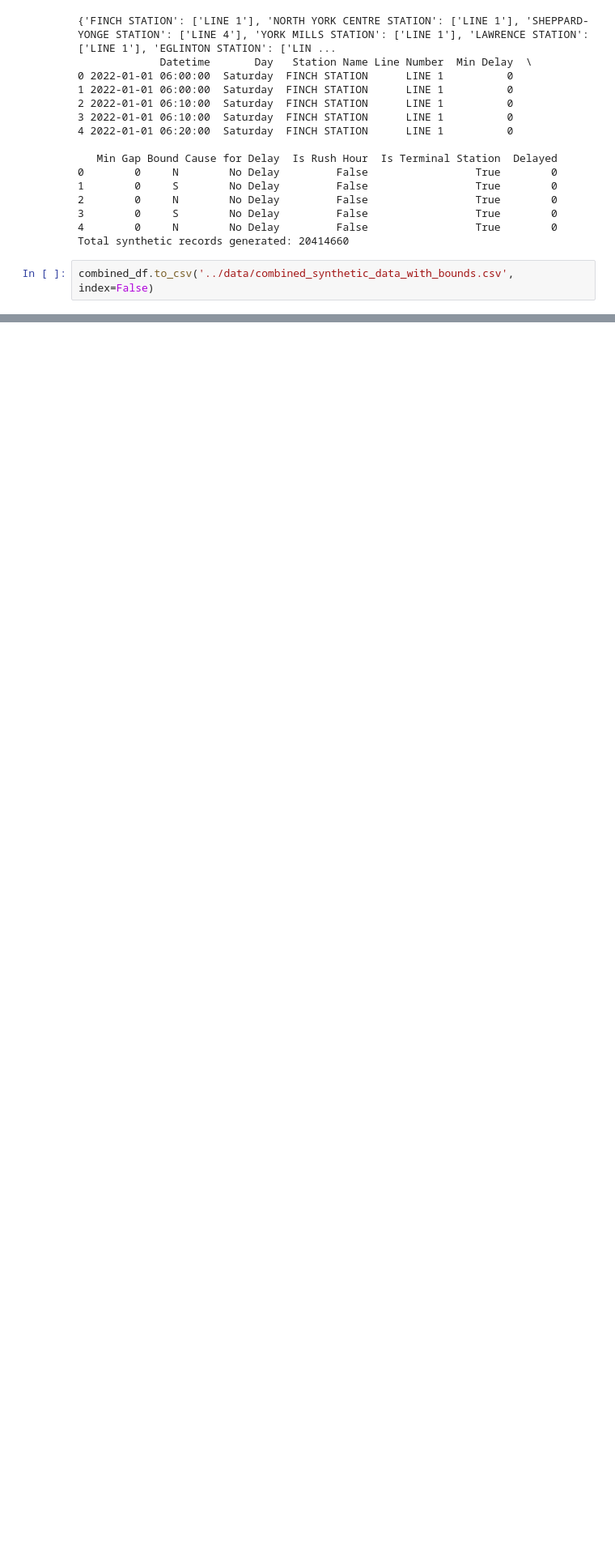
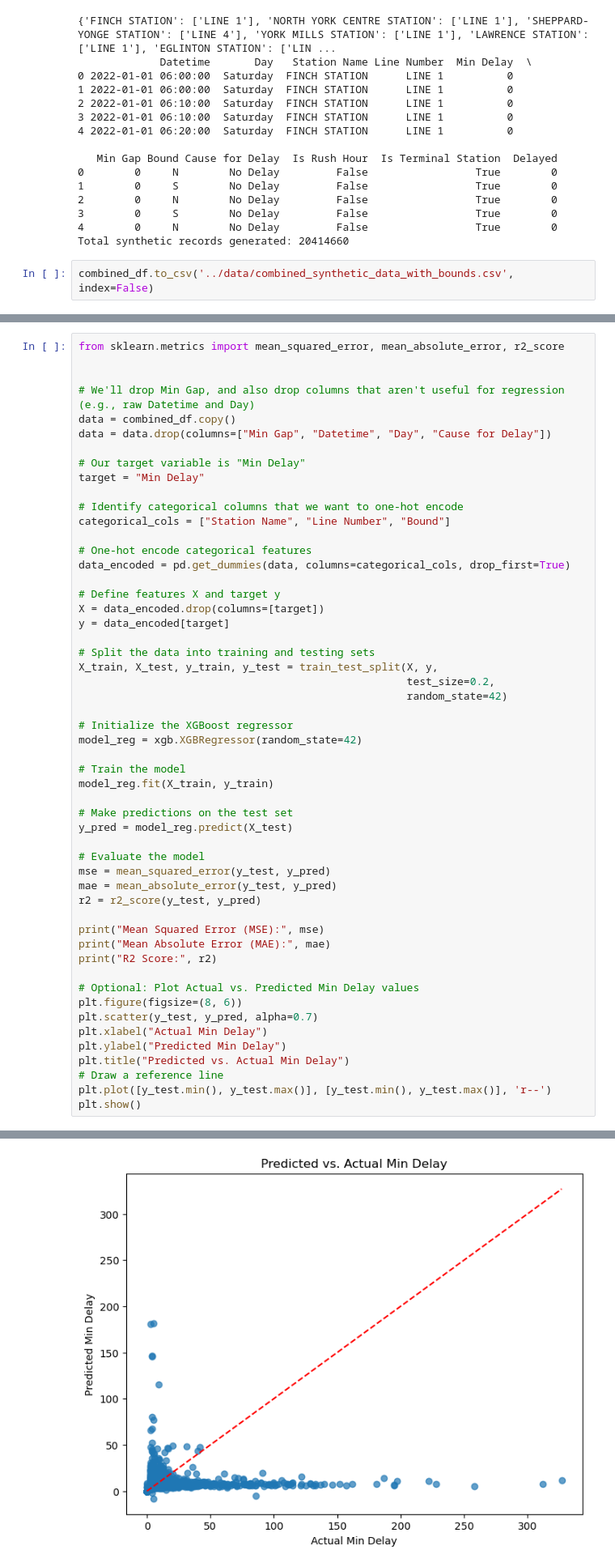
Before and after one commit to michelleyucollins/TardyTerminatorCommittee, a Jupyter notebook: subway_analysis/models/XGBoost_test.ipynb, the cells around one changed output, grey strips where cells are left out. Shown at 81% size. Saved outputs shown, nothing was run; the diff lists cells and outputs as text; blank space fills up the shorter version.

Commit message:
Updated Regression stuff

```diff
--- a/subway_analysis/models/XGBoost_test.ipynb
+++ b/subway_analysis/models/XGBoost_test.ipynb
@@ -310,0 +350,54 @@ weighted avg       1.00      1.00      1.00   4097419
+# %%
+from sklearn.metrics import mean_squared_error, mean_absolute_error, r2_score
+
+
+# We'll drop Min Gap, and also drop columns that aren't useful for regression (e.g., raw Datetime and Day)
+data = combined_df.copy()
+data = data.drop(columns=["Min Gap", "Datetime", "Day", "Cause for Delay"])
+
+# Our target variable is "Min Delay"
+target = "Min Delay"
+
+# Identify categorical columns that we want to one-hot encode
+categorical_cols = ["Station Name", "Line Number", "Bound"]
+
+# One-hot encode categorical features
+data_encoded = pd.get_dummies(data, columns=categorical_cols, drop_first=True)
+
+# Define features X and target y
+X = data_encoded.drop(columns=[target])
+y = data_encoded[target]
+
+# Split the data into training and testing sets
+X_train, X_test, y_train, y_test = train_test_split(X, y,
+                                                    test_size=0.2,
+                                                    random_state=42)
+
+# Initialize the XGBoost regressor
+model_reg = xgb.XGBRegressor(random_state=42)
+
+# Train the model
+model_reg.fit(X_train, y_train)
+
+# Make predictions on the test set
+y_pred = model_reg.predict(X_test)
+
+# Evaluate the model
+mse = mean_squared_error(y_test, y_pred)
+mae = mean_absolute_error(y_test, y_pred)
+r2 = r2_score(y_test, y_pred)
+
+print("Mean Squared Error (MSE):", mse)
+print("Mean Absolute Error (MAE):", mae)
+print("R2 Score:", r2)
+
+# Optional: Plot Actual vs. Predicted Min Delay values
+plt.figure(figsize=(8, 6))
+plt.scatter(y_test, y_pred, alpha=0.7)
+plt.xlabel("Actual Min Delay")
+plt.ylabel("Predicted Min Delay")
+plt.title("Predicted vs. Actual Min Delay")
+# Draw a reference line
+plt.plot([y_test.min(), y_test.max()], [y_test.min(), y_test.max()], 'r--')
+plt.show()
+# %% [output]
@@ -310,0 +407 @@ weighted avg       1.00      1.00      1.00   4097419
+[figure, added]
```
Also changed, not shown: parts of 6 cells of this notebook.
